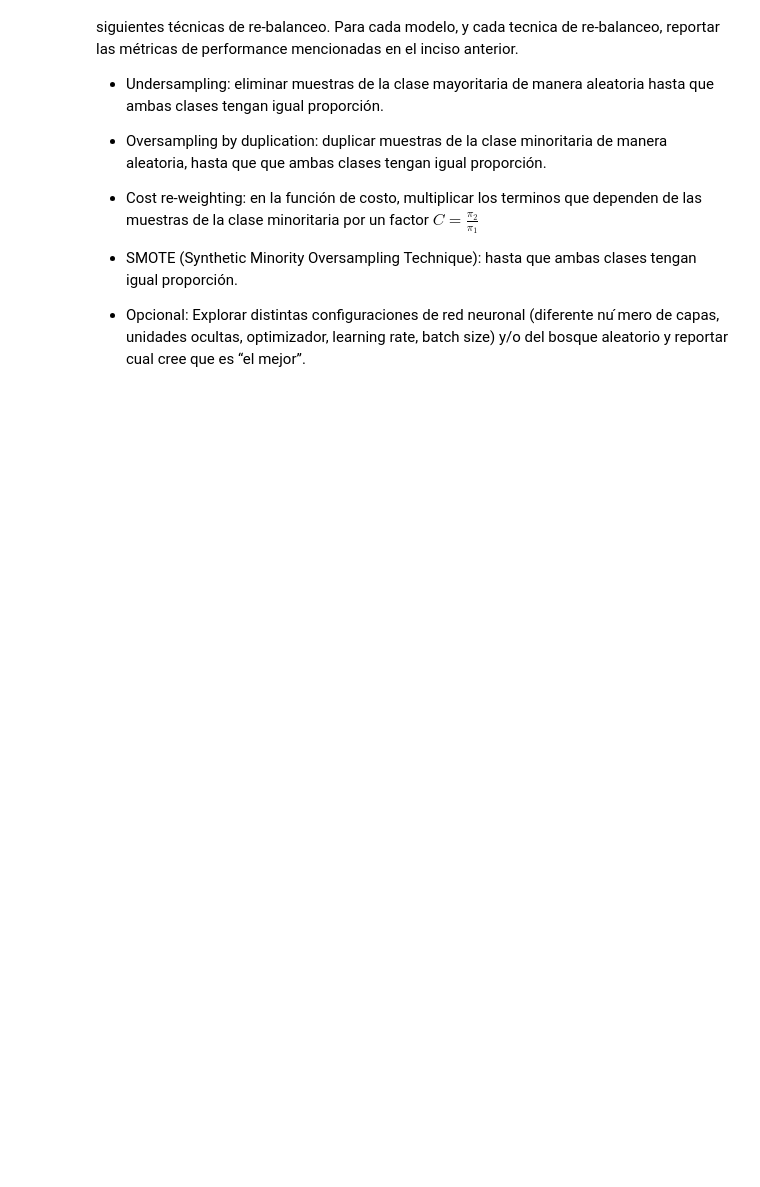
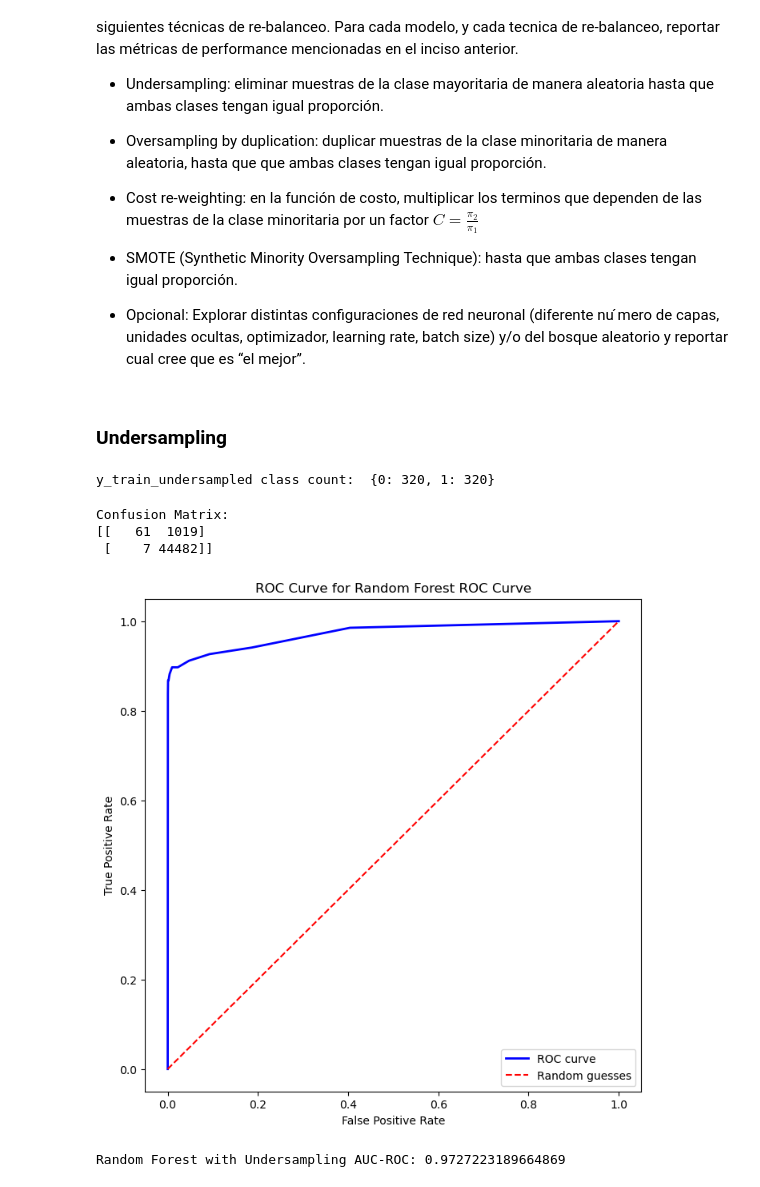
Before and after one commit to maxgubitosi/ML-Classification-Models-from-Scratch, a Jupyter notebook: Problema 2/Problema_2.ipynb, the cells around one changed output. Cells and saved outputs as stored; diff of their text form; code cells hidden in the pictures; blank space fills up the shorter version.

```diff
--- a/Problema 2/Problema_2.ipynb
+++ b/Problema 2/Problema_2.ipynb
@@ -139,3 +228,33 @@ Volver a entrenar ambos modelos (red neuronal y bosque aleatorio), aplicando cad
  - Cost re-weighting: en la función de costo, multiplicar los terminos que dependen de las muestras de la clase minoritaria por un factor $C = \frac{\pi _2} {\pi _1}$
  - SMOTE (Synthetic Minority Oversampling Technique): hasta que ambas clases tengan igual proporción.
  - Opcional: Explorar distintas configuraciones de red neuronal (diferente nu ́mero de capas, unidades ocultas, optimizador, learning rate, batch size) y/o del bosque aleatorio y reportar cual cree que es “el mejor”.
+# %% [markdown]
+### Undersampling
+# %%
+# undersample the train set
+X_train_undersampled, y_train_undersampled = undersample(X_train, y_train)
+
+# count values of each class in the train ser
+unique, counts = np.unique(y_train_undersampled, return_counts=True)
+print("y_train_undersampled class count: ", dict(zip(unique, counts)))
+# %% [output]
+y_train_undersampled class count:  {0: 320, 1: 320}
+# %%
+random_forest_u = RandomForest(n_trees=10, max_depth=5, min_samples_leaf=2, min_information_gain=0)
+random_forest_u.fit(X_train_undersampled, y_train_undersampled)
+y_random_forest_u_valid_pred = random_forest_u.predict(X_validation.values)
+
+TP, TN, FP, FN = confusion_matrix(y_validation, y_random_forest_u_valid_pred)
+
+print(f"Confusion Matrix: \n{np.array([[TP, FP], [FN, TN]])}")
+# %% [output]
+Confusion Matrix:
+[[   61  1019]
+ [    7 44482]]
+# %%
+fpr_rf_u, tpr_rf_u = roc_curve(y_validation, random_forest_u, X_validation, plot=True, model_name='Random Forest ROC Curve')
+rf_u_auc_roc = auc_roc(fpr_rf_u, tpr_rf_u)
+print(f"Random Forest with Undersampling AUC-ROC: {rf_u_auc_roc}")
+# %% [output]
+[figure, added]
+Random Forest with Undersampling AUC-ROC: 0.9727223189664869
```
Also changed, not shown: parts of 28 cells of this notebook, 6 other files.
